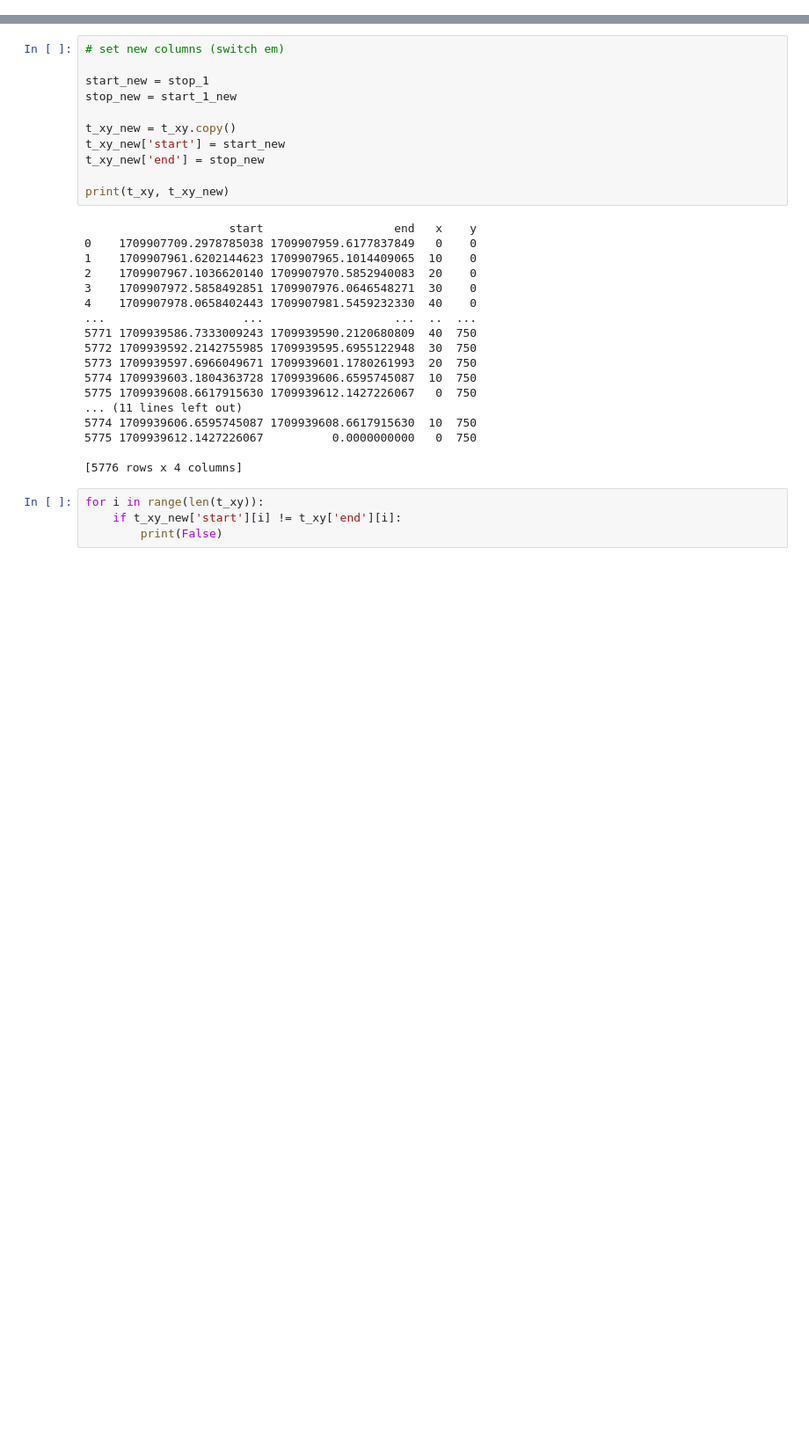
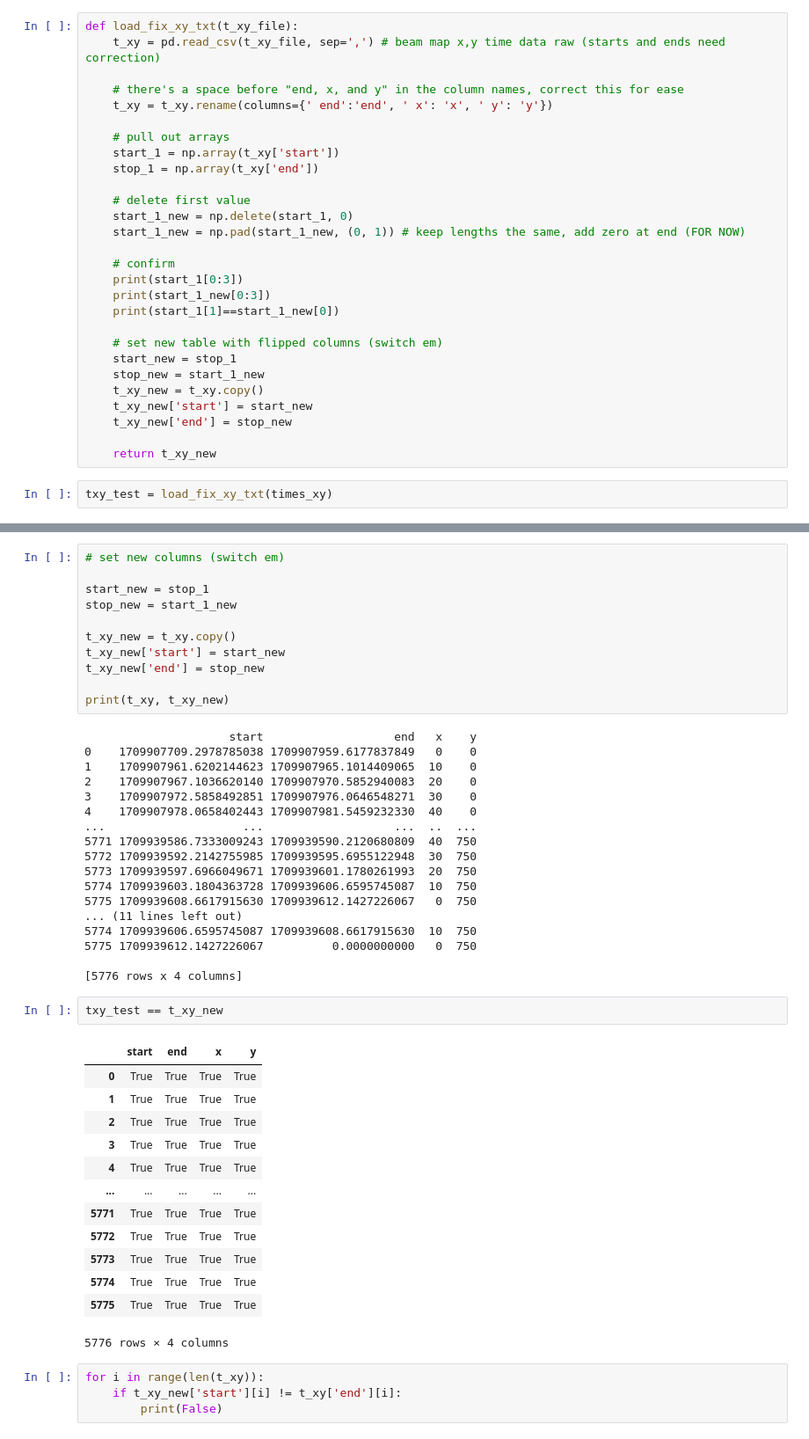
Before and after one commit to withersm/readout, a Jupyter notebook: lea_beammap_work/ali_hdf5_reading/time_chunking/time_chunking_1.ipynb, the cells around one changed output, grey strips where cells are left out. Shown at 88% size. Drawn from its saved outputs; the diff is of its cells as text; blank space fills up the shorter version.

Commit message:
LY - more time chunking

```diff
--- a/lea_beammap_work/ali_hdf5_reading/time_chunking/time_chunking_1.ipynb
+++ b/lea_beammap_work/ali_hdf5_reading/time_chunking/time_chunking_1.ipynb
@@ -107,3 +107,33 @@ print(start_1[1]==start_1_new[0])
 [1.70990771e+09 1.70990796e+09 1.70990797e+09]
 [1.70990796e+09 1.70990797e+09 1.70990797e+09]
 True
+# %%
+def load_fix_xy_txt(t_xy_file):
+    t_xy = pd.read_csv(t_xy_file, sep=',') # beam map x,y time data raw (starts and ends need correction)
+
+    # there's a space before "end, x, and y" in the column names, correct this for ease
+    t_xy = t_xy.rename(columns={' end':'end', ' x': 'x', ' y': 'y'})
+
+    # pull out arrays
+    start_1 = np.array(t_xy['start'])
+    stop_1 = np.array(t_xy['end'])
+
+    # delete first value
+    start_1_new = np.delete(start_1, 0)
+    start_1_new = np.pad(start_1_new, (0, 1)) # keep lengths the same, add zero at end (FOR NOW)
+
+    # confirm
+    print(start_1[0:3])
+    print(start_1_new[0:3])
+    print(start_1[1]==start_1_new[0])
+
+    # set new table with flipped columns (switch em)
+    start_new = stop_1
+    stop_new = start_1_new
+    t_xy_new = t_xy.copy()
+    t_xy_new['start'] = start_new
+    t_xy_new['end'] = stop_new
+
+    return t_xy_new
+# %%
+txy_test = load_fix_xy_txt(times_xy)
@@ -140,6 +174,22 @@ print(t_xy, t_xy_new)
 5775 1709939612.1427226067          0.0000000000   0  750
 
 [5776 rows x 4 columns]
+# %%
+txy_test == t_xy_new
+# %% [output]
+|  | start | end | x | y |
+| 0 | True | True | True | True |
+| 1 | True | True | True | True |
+| 2 | True | True | True | True |
+| 3 | True | True | True | True |
+| 4 | True | True | True | True |
+| ... | ... | ... | ... | ... |
+| 5771 | True | True | True | True |
+| 5772 | True | True | True | True |
+| 5773 | True | True | True | True |
+| 5774 | True | True | True | True |
+| 5775 | True | True | True | True |
+5776 rows × 4 columns
 # %%
 for i in range(len(t_xy)):
     if t_xy_new['start'][i] != t_xy['end'][i]:
```
Also changed, not shown: parts of 52 cells of this notebook, 1 other file.
